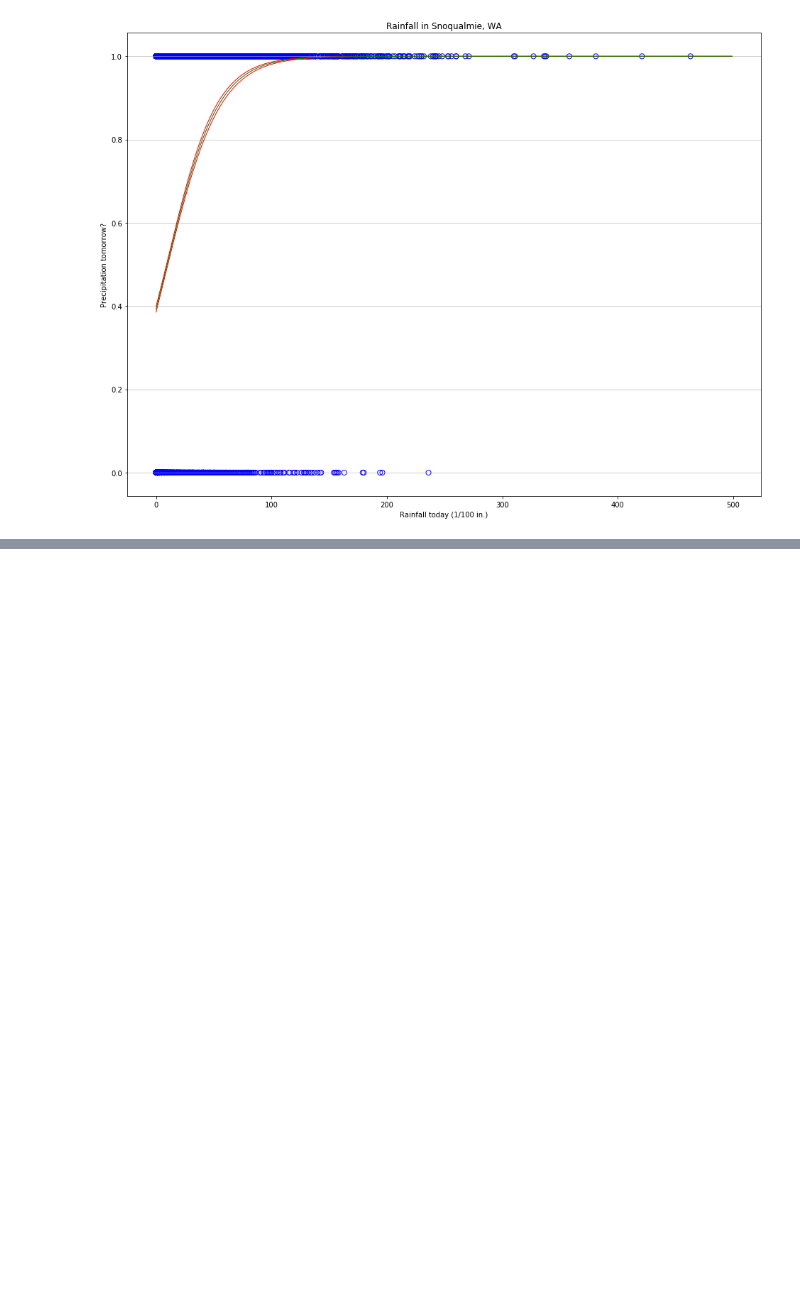
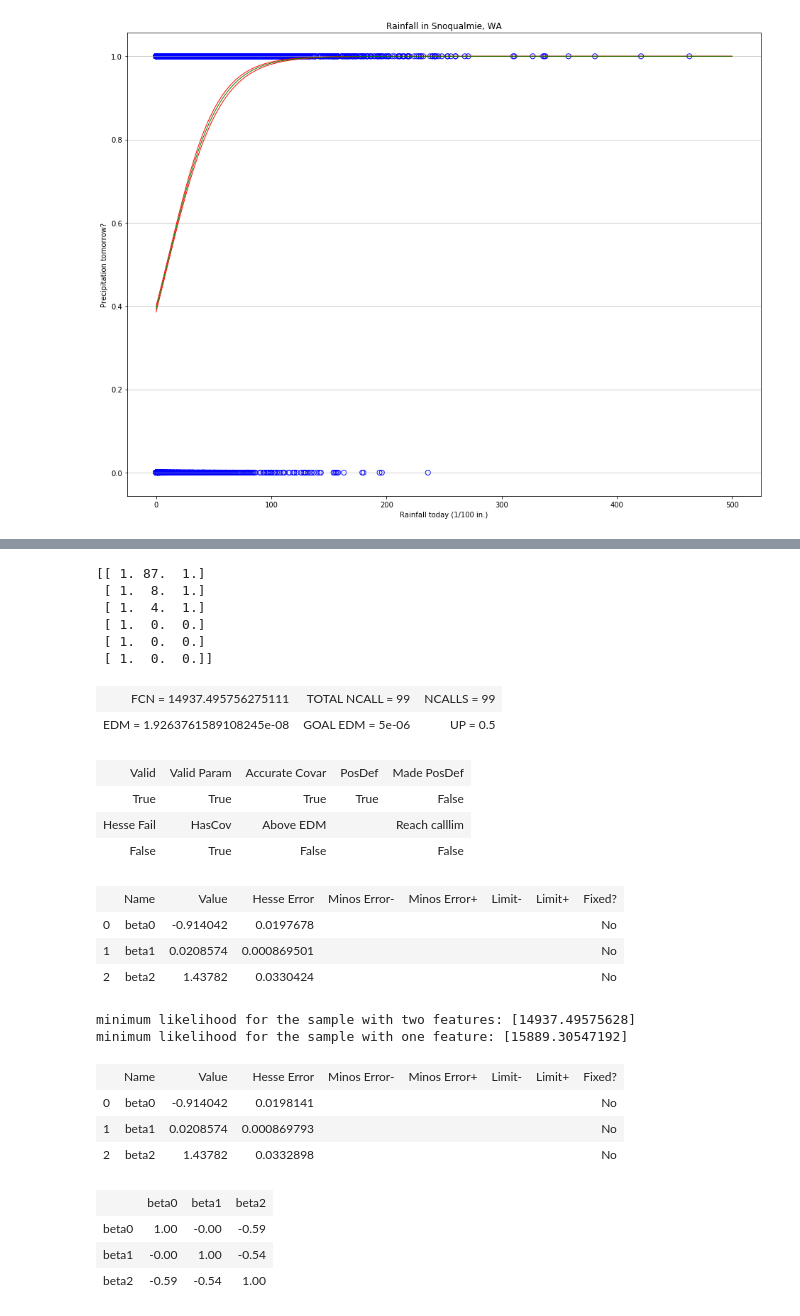
Before and after one commit to bhaney/snoq_rainfall, a Jupyter notebook: Logistic_regression_rainfall_prediction.ipynb, the cells around one changed output, grey strips where cells are left out. Drawn from its saved outputs; the diff is of its cells as text; code cells hidden in the pictures; blank space fills up the shorter version.

```diff
--- a/Logistic_regression_rainfall_prediction.ipynb
+++ b/Logistic_regression_rainfall_prediction.ipynb
@@ -284,0 +297,44 @@ plt.grid(axis='y', alpha=0.75)
+# %%
+# add another columns of data to use in the fit
+X2 = snoq['rained today?'].values.astype(int).reshape(-1,1)
+Xextend = np.concatenate((X,X2), axis=1)
+print(Xextend[9:15])
+n_features_extend = Xextend.shape[1]
+# %% [output]
+[[ 1. 87.  1.]
+ [ 1.  8.  1.]
+ [ 1.  4.  1.]
+ [ 1.  0.  0.]
+ [ 1.  0.  0.]
+ [ 1.  0.  0.]]
+# %%
+para_names_extend = ['beta'+str(i) for i in range(n_features_extend)]
+snoq_likelihood_extended = neg2_log_likelihood(Xextend,Y)
+nuit_extended = Minuit.from_array_func(snoq_likelihood_extended, (0.5,0.5,0.5), error=(0.1,0.1,0.1), name = tuple(para_names_extend), errordef = 0.5)
+nuit_extended.migrad();
+better_theta = np.array(nuit_extended.values.values())
+print('minimum likelihood for the sample with two features: {}'.format(snoq_likelihood_extended(better_theta)))
+print('minimum likelihood for the sample with one feature: {}'.format(snoq_likelihood(best_theta)))
+nuit_extended.hesse()
+cov_matrix_extended = nuit_extended.np_matrix()
+# %% [output]
+| FCN = 14937.495756275111 | TOTAL NCALL = 99 | NCALLS = 99 |
+| EDM = 1.9263761589108245e-08 | GOAL EDM = 5e-06 | UP = 0.5 |
+| Valid | Valid Param | Accurate Covar | PosDef | Made PosDef |
+| True | True | True | True | False |
+| Hesse Fail | HasCov | Above EDM |  | Reach calllim |
+| False | True | False |  | False |
+|  | Name | Value | Hesse Error | Minos Error- | Minos Error+ | Limit- | Limit+ | Fixed? |
+| 0 | beta0 | -0.914042 | 0.0197678 |  |  |  |  | No |
+| 1 | beta1 | 0.0208574 | 0.000869501 |  |  |  |  | No |
+| 2 | beta2 | 1.43782 | 0.0330424 |  |  |  |  | No |
+minimum likelihood for the sample with two features: [14937.49575628]
+minimum likelihood for the sample with one feature: [15889.30547192]
+|  | Name | Value | Hesse Error | Minos Error- | Minos Error+ | Limit- | Limit+ | Fixed? |
+| 0 | beta0 | -0.914042 | 0.0198141 |  |  |  |  | No |
+| 1 | beta1 | 0.0208574 | 0.000869793 |  |  |  |  | No |
+| 2 | beta2 | 1.43782 | 0.0332898 |  |  |  |  | No |
+|  | beta0 | beta1 | beta2 |
+| beta0 | 1.00 | -0.00 | -0.59 |
+| beta1 | -0.00 | 1.00 | -0.54 |
+| beta2 | -0.59 | -0.54 | 1.00 |
```
Also changed, not shown: parts of 9 cells of this notebook.
